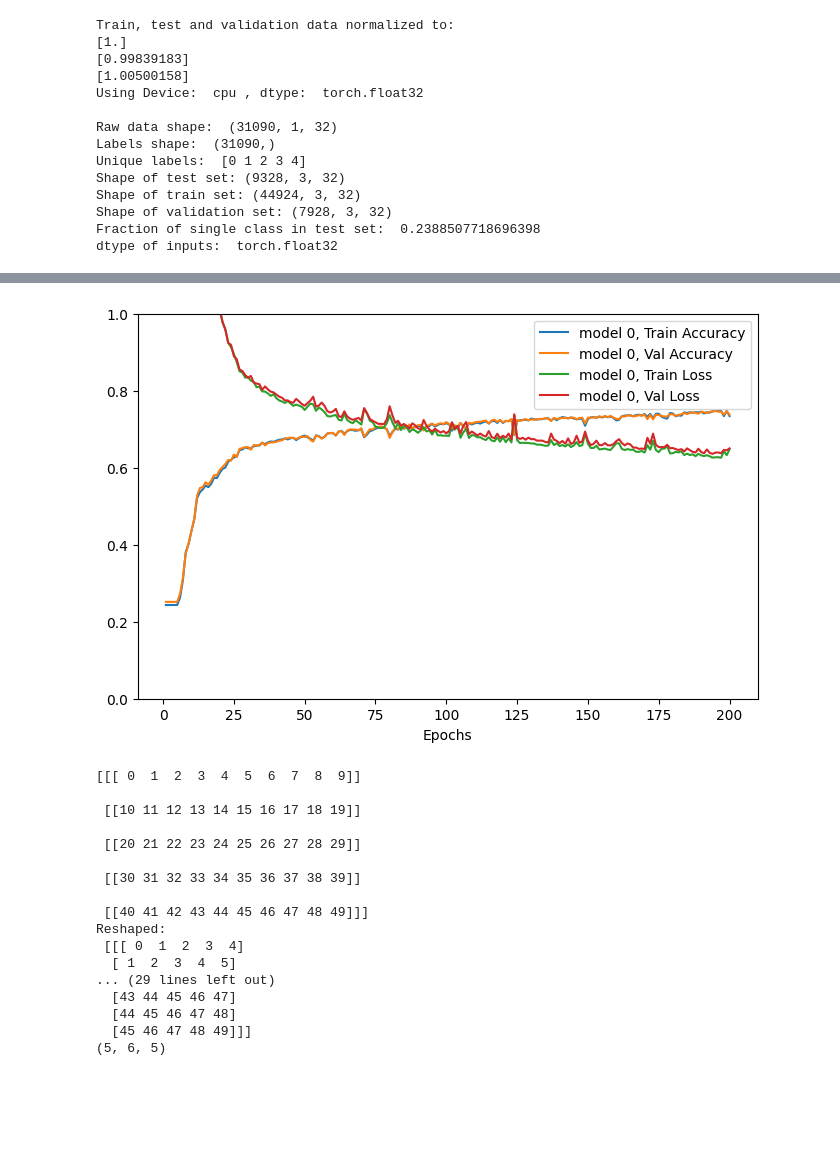
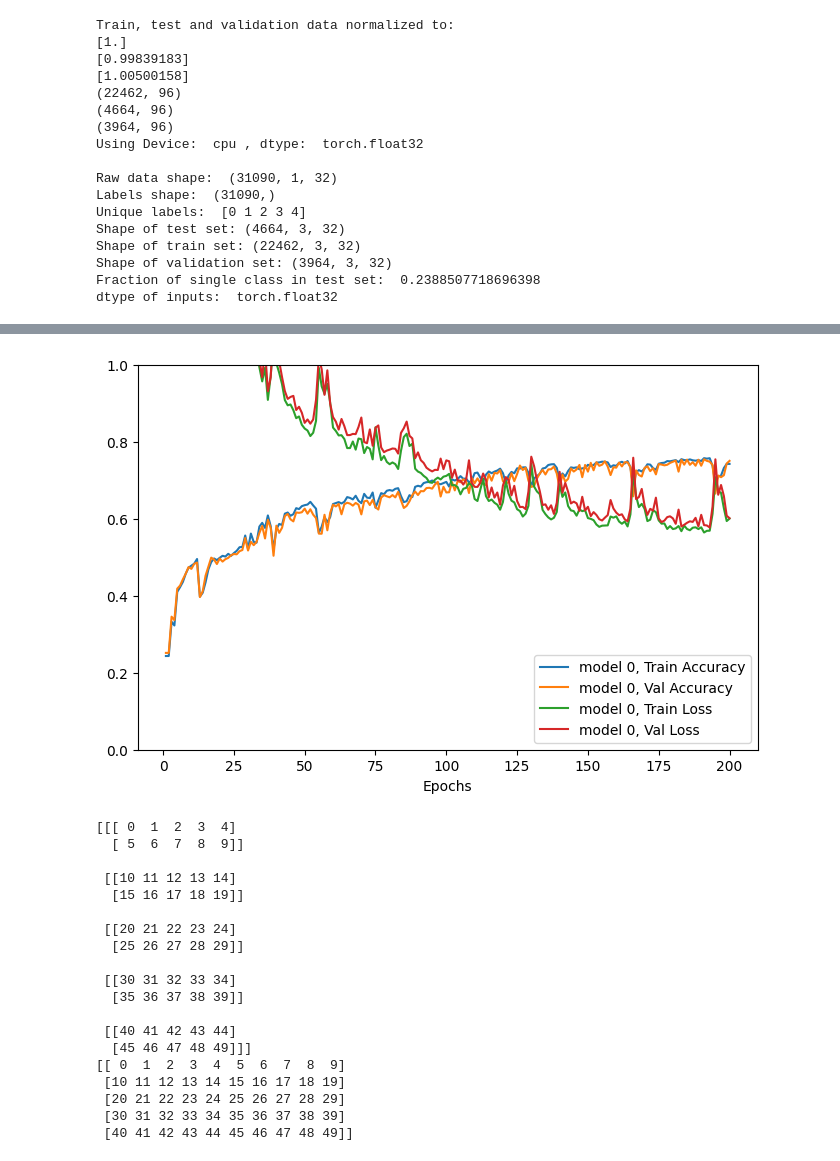
Before and after one commit to GuiMacielPereira/sensor_ML, a Jupyter notebook: notebooks/03_lstm.sync.ipynb, the cells around one changed output, grey strips where cells are left out. Saved outputs shown, nothing was run; the diff lists cells and outputs as text; code cells hidden in the pictures; blank space fills up the shorter version.

```diff
--- a/notebooks/03_lstm.sync.ipynb
+++ b/notebooks/03_lstm.sync.ipynb
@@ -44,10 +60,12 @@ from peratouch.core_funcs import Data, Trainer, plot_train, test_accuracy
 from peratouch.networks import lstm
 from peratouch.config import datapath_five_users
 
+input_size = 32
 D = Data(datapath_five_users, triggers=True, releases=False)
 D.split()
 D.normalize()
-D.resample_random_combinations(aug_factor=2)
+D.resample_random_combinations(aug_factor=1)
+D.reshape_for_lstm(input_size=input_size, sliding=False)
 D.tensors_to_device()
 D.print_shapes()
 # %% [output]
@@ -55,22 +73,24 @@ Train, test and validation data normalized to:
 [1.]
 [0.99839183]
 [1.00500158]
+(22462, 96)
+(4664, 96)
+(3964, 96)
 Using Device:  cpu , dtype:  torch.float32
 
 Raw data shape:  (31090, 1, 32)
 Labels shape:  (31090,)
 Unique labels:  [0 1 2 3 4]
-Shape of test set: (9328, 3, 32)
-Shape of train set: (44924, 3, 32)
-Shape of validation set: (7928, 3, 32)
+Shape of test set: (4664, 3, 32)
+Shape of train set: (22462, 3, 32)
+Shape of validation set: (3964, 3, 32)
 Fraction of single class in test set:  0.2388507718696398
 dtype of inputs:  torch.float32
 # %%
-model = lstm(input_size=32, hidden_size=5, out_size=5)
+model = lstm(input_size=input_size, hidden_size=int(input_size/2), out_size=5, dropout=0.2)
 T = Trainer(D)
-T.setup(model, learning_rate=1e-2, weight_decay=1e-3, batch_size=5000, max_epochs=200, verbose=True)
+T.setup(model, learning_rate=1e-2, weight_decay=1e-3, batch_size=5000, max_epochs=200)
 T.train_model(model)
-
 plot_train([T])
 test_accuracy([D], [model])
 # %% [output]
@@ -94,4 +114,4 @@ Model 0: 73.7%
-[figure, old version]
+[figure, new version]
 # %%
 # --------- Cells with some scribles ------------
 
@@ -118,30 +138,34 @@ def change_input(x, I, S):
 # %%
 # Exploring some reshaping
 import numpy as np
-x = np.arange(50).reshape((5, 1, 10))
+x = np.arange(50).reshape((10, 1, 5))
 print(x)
 res = []
 input_size = 5
-for i in range(x.shape[-1] - input_size + 1):
-    res.append(x[:, :, i:i+input_size])
-x = np.concatenate(res, axis=1)
-print("Reshaped:\n", x)
-print(x.shape)
+x = x.reshape(x.shape[0], x.shape[1] * x.shape[2])
+print(x)
+# for i in range(x.shape[-1] - input_size + 1):
+#     res.append(x[:, :, i:i+input_size])
+# x = np.concatenate(res, axis=1)
+# print("Reshaped:\n", x)
+# print(x.shape)
 # %% [output]
-[[[ 0  1  2  3  4  5  6  7  8  9]]
+[[[ 0  1  2  3  4]
+  [ 5  6  7  8  9]]
 
- [[10 11 12 13 14 15 16 17 18 19]]
+ [[10 11 12 13 14]
+  [15 16 17 18 19]]
 
- [[20 21 22 23 24 25 26 27 28 29]]
+ [[20 21 22 23 24]
+  [25 26 27 28 29]]
 
- [[30 31 32 33 34 35 36 37 38 39]]
+ [[30 31 32 33 34]
+  [35 36 37 38 39]]
 
- [[40 41 42 43 44 45 46 47 48 49]]]
-Reshaped:
- [[[ 0  1  2  3  4]
-  [ 1  2  3  4  5]
-... (29 lines left out)
-  [43 44 45 46 47]
-  [44 45 46 47 48]
+ [[40 41 42 43 44]
   [45 46 47 48 49]]]
-(5, 6, 5)
+[[ 0  1  2  3  4  5  6  7  8  9]
+ [10 11 12 13 14 15 16 17 18 19]
+ [20 21 22 23 24 25 26 27 28 29]
+ [30 31 32 33 34 35 36 37 38 39]
+ [40 41 42 43 44 45 46 47 48 49]]
```
Also changed, not shown: parts of 3 cells of this notebook, 8 other files.
